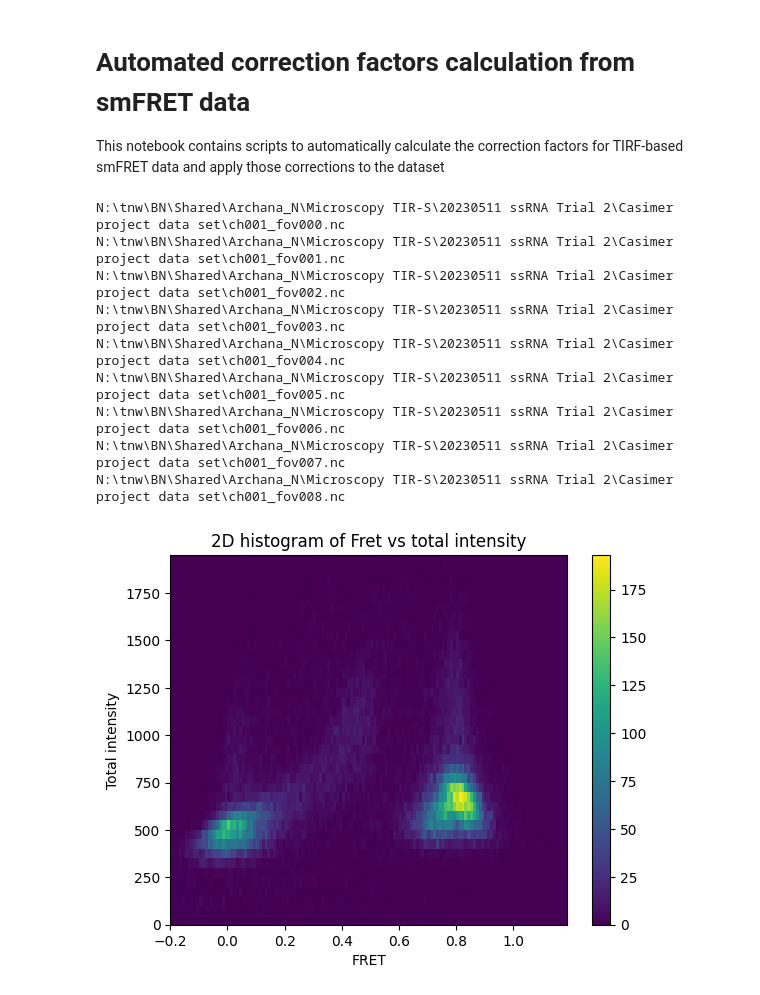
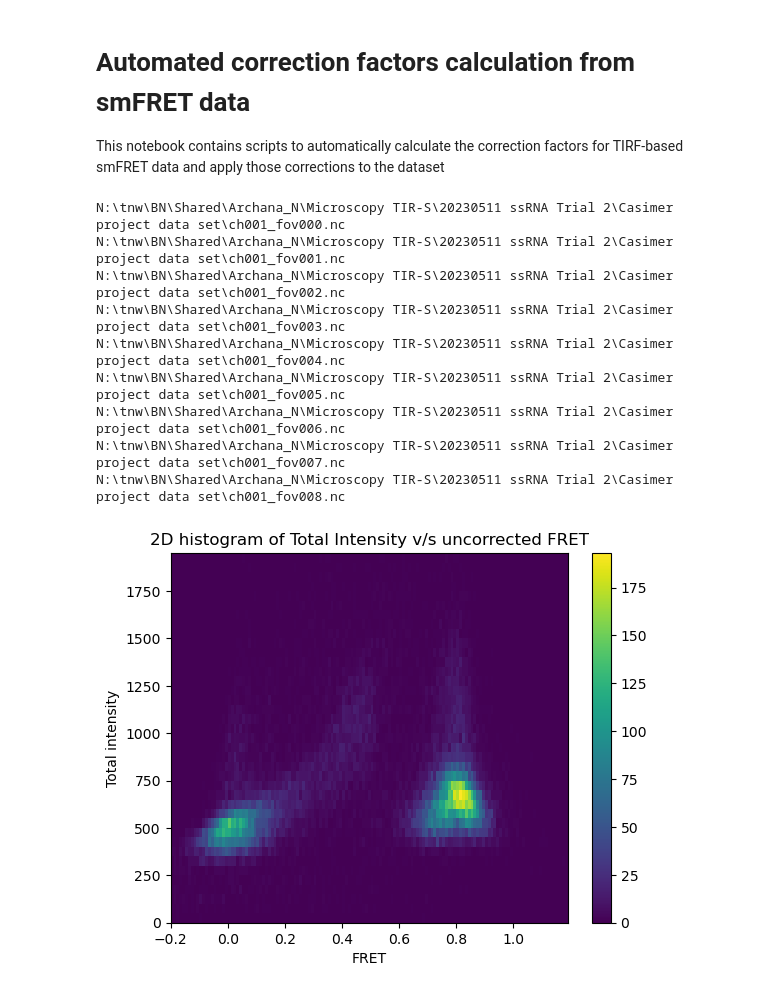
Before and after one commit to skoushik/Casimir_Programming_Course, a Jupyter notebook: FRETcorrection_AS.ipynb, the cells around one changed output. Saved outputs shown, nothing was run; the diff lists cells and outputs as text; code cells hidden in the pictures.

```diff
--- a/FRETcorrection_AS.ipynb
+++ b/FRETcorrection_AS.ipynb
@@ -44,31 +43,33 @@ def total_mean_int(root_path, frames=[0,13]):
 # %%
 
 #Import folder with .nc files (excluding background correction files)
-donor_int, acceptor_int = total_mean_int(r'N:\tnw\BN\Shared\Archana_N\Microscopy TIR-S\20230511 ssRNA Trial 2\Casimer project data set\*nc')
+donor_int, acceptor_int = total_mean_int(r'N:\tnw\BN\Shared\Archana_N\Microscopy TIR-S\20230511 ssRNA Trial 2\Casimer project data set\*.nc')
+
+# donor_int, acceptor_int = total_mean_int(r'C:\Experiments\00 Data\02 FRETFluc\20230621_Cy3_Cy5_test_PCRed_sample\TIR-S\ch02_new_PCRed_sample\*[!corrections].nc')
 
 #Bins for intensity and FRET efficiency
 bins_i = np.arange(0, 2000, 50)     #For TIR-S, 0-2000 is reasonable -- change it for other microscopes
 bins_f = np.arange(-0.2,1.2,0.01)   #FRET efficiency spanning 0 to 1, but padded by 0.2 on either end
 
 #Calculate total intensity and FRET efficiency for the dataset
 total_intensity = donor_int + acceptor_int
 fret = acceptor_int / (total_intensity)
 
 #Plot 2D-histogram of Total Intensity v/s FRET Efficiency
 plt.hist2d(fret, total_intensity, bins=[bins_f,bins_i])
-plt.title('2D histogram of Fret vs total intensity')
+plt.title('2D histogram of Total Intensity v/s uncorrected FRET')
 plt.xlabel('FRET')
 plt.ylabel('Total intensity')
 plt.colorbar()
 plt.show()
 # %% [output]
 N:\tnw\BN\Shared\Archana_N\Microscopy TIR-S\20230511 ssRNA Trial 2\Casimer project data set\ch001_fov000.nc
 N:\tnw\BN\Shared\Archana_N\Microscopy TIR-S\20230511 ssRNA Trial 2\Casimer project data set\ch001_fov001.nc
 N:\tnw\BN\Shared\Archana_N\Microscopy TIR-S\20230511 ssRNA Trial 2\Casimer project data set\ch001_fov002.nc
 N:\tnw\BN\Shared\Archana_N\Microscopy TIR-S\20230511 ssRNA Trial 2\Casimer project data set\ch001_fov003.nc
 N:\tnw\BN\Shared\Archana_N\Microscopy TIR-S\20230511 ssRNA Trial 2\Casimer project data set\ch001_fov004.nc
 N:\tnw\BN\Shared\Archana_N\Microscopy TIR-S\20230511 ssRNA Trial 2\Casimer project data set\ch001_fov005.nc
 N:\tnw\BN\Shared\Archana_N\Microscopy TIR-S\20230511 ssRNA Trial 2\Casimer project data set\ch001_fov006.nc
 N:\tnw\BN\Shared\Archana_N\Microscopy TIR-S\20230511 ssRNA Trial 2\Casimer project data set\ch001_fov007.nc
 N:\tnw\BN\Shared\Archana_N\Microscopy TIR-S\20230511 ssRNA Trial 2\Casimer project data set\ch001_fov008.nc
-[figure, old version]
+[figure, new version]
```
Also changed, not shown: parts of 5 cells of this notebook.
